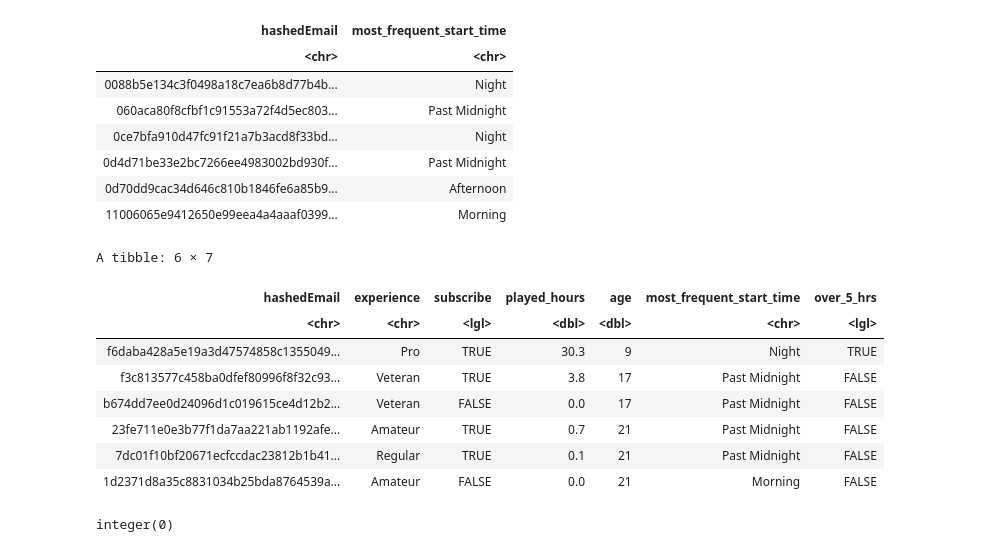
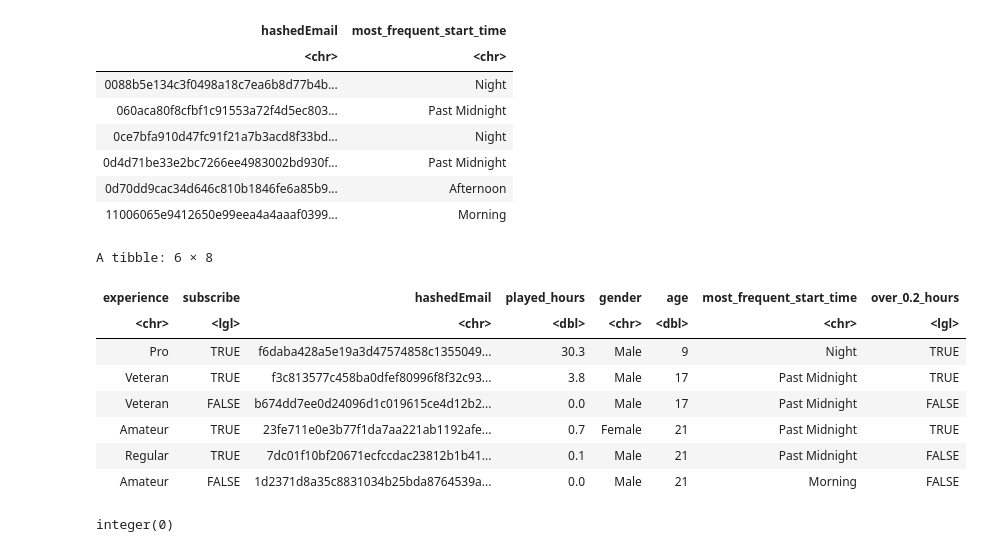
Before and after one commit to alanyhwang/dsci100_mc_project, a Jupyter notebook: dsci_project_main.ipynb, the cells around one changed output. Cells and saved outputs as stored; diff of their text form; code cells hidden in the pictures.

```diff
--- a/dsci_project_main.ipynb
+++ b/dsci_project_main.ipynb
@@ -84,11 +105,10 @@ A tibble: 6 × 9
 | Regular | TRUE | 7dc01f10bf20671ecfccdac23812b1b41... | 0.1 | Kylie | Male | 21 | NA | NA |
 | Amateur | TRUE | f58aad5996a435f16b0284a3b267f973f... | 0.0 | Adrian | Female | 17 | NA | NA |
 # %%
-# get rid of the two entire columns that have NA as every data point & name (redundant information to hashedEmail)
+# get rid of the two entire columns that have NA as every data point & name (we're not training our model based on minecraft name)
 players_data <- players_data |>
-    select(-individualId, -organizationName, -gender, -name)
+    select(-individualId, -organizationName, -name)
 
 # remove data points that have gender listed as "Prefer not to say" because we can't use "Prefer not to say" as a predictor
 # alan's note: we prob want to keep these data points since data size is small, can just exclude gender feature to avoid gender bias in our model
 # players_data <- players_data |> filter(gender != "Prefer not to say")
-head(players_data)
@@ -105,5 +114,0 @@ A tibble: 6 × 5
-# %%
-players_data <- players_data |>
-    mutate(over_5_hrs = case_when(played_hours > 5 ~ TRUE,
-                                  TRUE ~ FALSE))
-head(players_data)
@@ -182,19 +177,18 @@ A tibble: 6 × 2
 # %%
 joined_players_data <- players_data |>
     inner_join(sessions_data_avg, by = "hashedEmail") |>
-    relocate(hashedEmail) |>
-    relocate(over_5_hrs, .after = most_frequent_start_time)
+    mutate(over_0.2_hours = case_when(played_hours > 0.2 ~ TRUE, TRUE ~ FALSE))
 head(joined_players_data)
 # %% [output]
-A tibble: 6 × 7
+A tibble: 6 × 8
-| hashedEmail | experience | subscribe | played_hours | age | most_frequent_start_time | over_5_hrs |
-| <chr> | <chr> | <lgl> | <dbl> | <dbl> | <chr> | <lgl> |
-| f6daba428a5e19a3d47574858c1355049... | Pro | TRUE | 30.3 | 9 | Night | TRUE |
-| f3c813577c458ba0dfef80996f8f32c93... | Veteran | TRUE | 3.8 | 17 | Past Midnight | FALSE |
-| b674dd7ee0d24096d1c019615ce4d12b2... | Veteran | FALSE | 0.0 | 17 | Past Midnight | FALSE |
-| 23fe711e0e3b77f1da7aa221ab1192afe... | Amateur | TRUE | 0.7 | 21 | Past Midnight | FALSE |
-| 7dc01f10bf20671ecfccdac23812b1b41... | Regular | TRUE | 0.1 | 21 | Past Midnight | FALSE |
-| 1d2371d8a35c8831034b25bda8764539a... | Amateur | FALSE | 0.0 | 21 | Morning | FALSE |
+| experience | subscribe | hashedEmail | played_hours | gender | age | most_frequent_start_time | over_0.2_hours |
+| <chr> | <lgl> | <chr> | <dbl> | <chr> | <dbl> | <chr> | <lgl> |
+| Pro | TRUE | f6daba428a5e19a3d47574858c1355049... | 30.3 | Male | 9 | Night | TRUE |
+| Veteran | TRUE | f3c813577c458ba0dfef80996f8f32c93... | 3.8 | Male | 17 | Past Midnight | TRUE |
+| Veteran | FALSE | b674dd7ee0d24096d1c019615ce4d12b2... | 0.0 | Male | 17 | Past Midnight | FALSE |
+| Amateur | TRUE | 23fe711e0e3b77f1da7aa221ab1192afe... | 0.7 | Female | 21 | Past Midnight | TRUE |
+| Regular | TRUE | 7dc01f10bf20671ecfccdac23812b1b41... | 0.1 | Male | 21 | Past Midnight | FALSE |
+| Amateur | FALSE | 1d2371d8a35c8831034b25bda8764539a... | 0.0 | Male | 21 | Morning | FALSE |
 # %%
 # No missing values in our wrangled data set
 which(is.na(joined_players_data))
```
Also changed, not shown: parts of 16 cells of this notebook.
